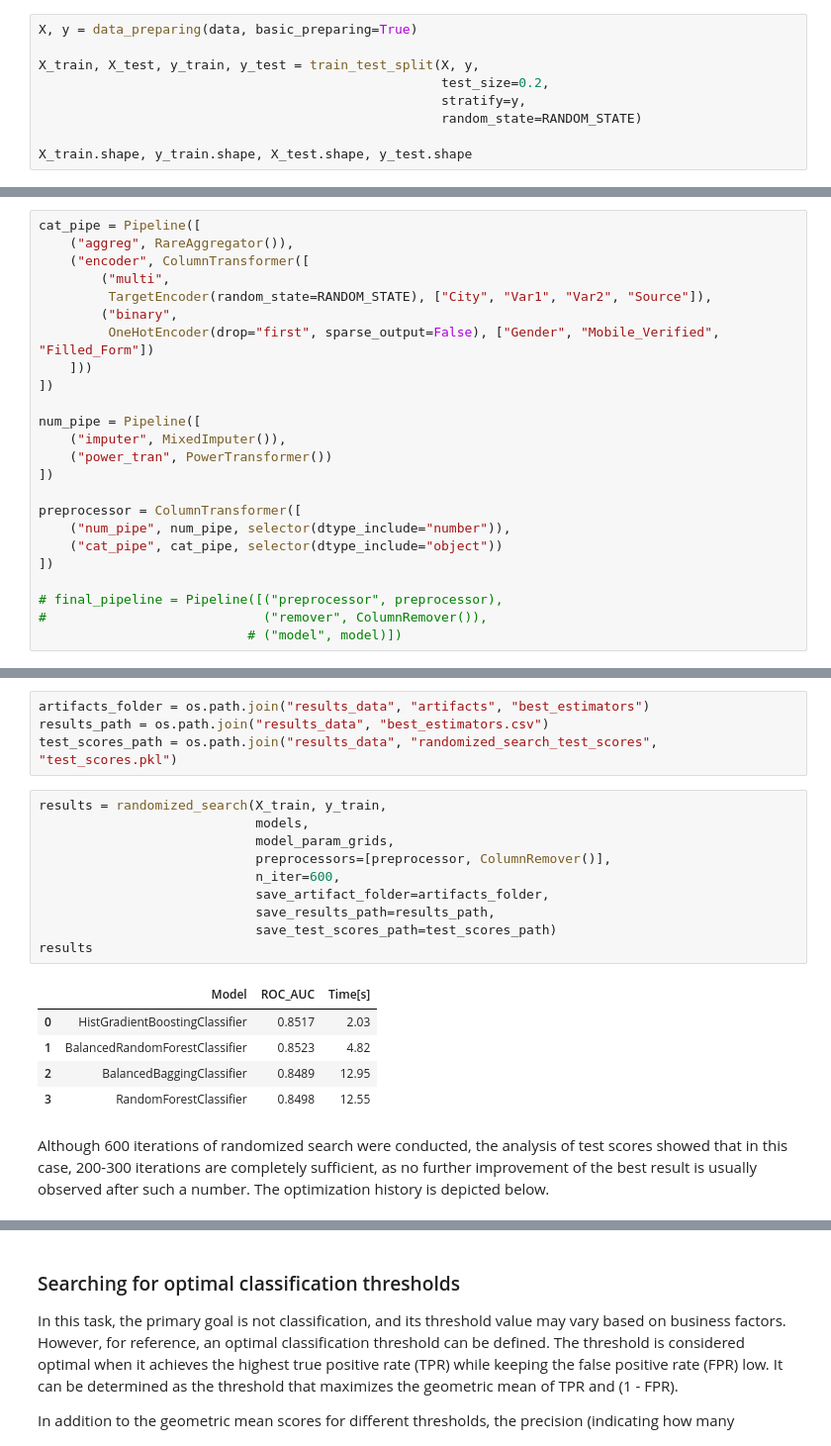
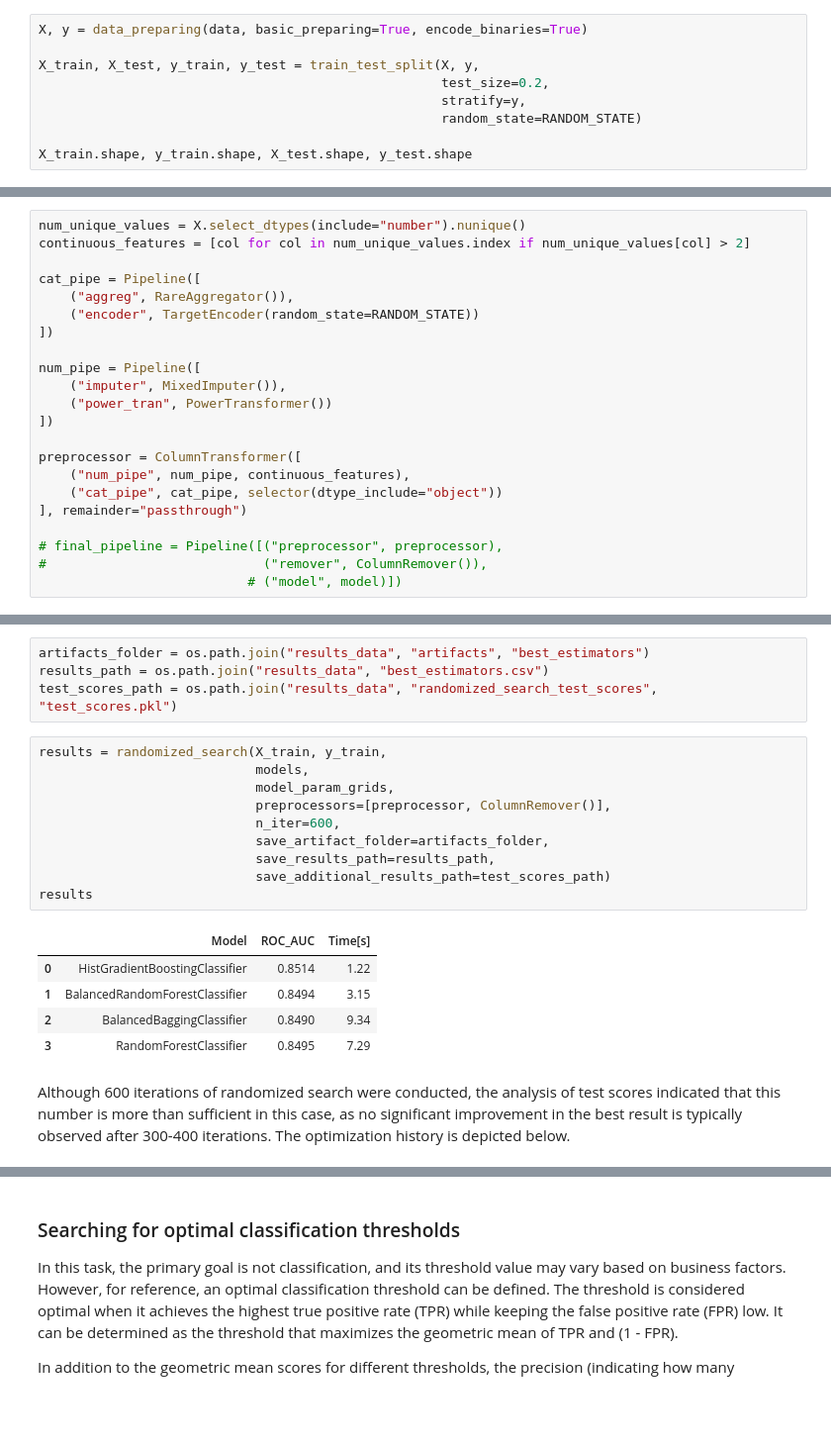
Before and after one commit to k-katarzyna/Lead_Conversion_Probability, a Jupyter notebook: Happy_Customer_Bank/Project_main.ipynb, the cells around one changed output, grey strips where cells are left out. Shown at 99% size. Drawn from its saved outputs; the diff is of its cells as text; blank space fills up the shorter version.

```diff
--- a/Happy_Customer_Bank/Project_main.ipynb
+++ b/Happy_Customer_Bank/Project_main.ipynb
@@ -456,5 +457,5 @@ For encoding categorical features, target encoding was applied for multilevel fe
 # %%
-X, y = data_preparing(data, basic_preparing=True)
+X, y = data_preparing(data, basic_preparing=True, encode_binaries=True)
 
 X_train, X_test, y_train, y_test = train_test_split(X, y,
                                                     test_size=0.2,
@@ -474,12 +475,10 @@ X_train.head(3)
 # %%
+num_unique_values = X.select_dtypes(include="number").nunique()
+continuous_features = [col for col in num_unique_values.index if num_unique_values[col] > 2]
+
 cat_pipe = Pipeline([
     ("aggreg", RareAggregator()),
-    ("encoder", ColumnTransformer([
-        ("multi",
-         TargetEncoder(random_state=RANDOM_STATE), ["City", "Var1", "Var2", "Source"]),
-        ("binary",
-         OneHotEncoder(drop="first", sparse_output=False), ["Gender", "Mobile_Verified", "Filled_Form"])
-    ]))
+    ("encoder", TargetEncoder(random_state=RANDOM_STATE))
 ])
 
 num_pipe = Pipeline([
@@ -488,9 +487,9 @@ num_pipe = Pipeline([
 ])
 
 preprocessor = ColumnTransformer([
-    ("num_pipe", num_pipe, selector(dtype_include="number")),
+    ("num_pipe", num_pipe, continuous_features),
     ("cat_pipe", cat_pipe, selector(dtype_include="object"))
-])
+], remainder="passthrough")
 
 # final_pipeline = Pipeline([("preprocessor", preprocessor),
 #                            ("remover", ColumnRemover()),
@@ -548,21 +547,21 @@ test_scores_path = os.path.join("results_data", "randomized_search_test_scores",
 # %%
 results = randomized_search(X_train, y_train,
                             models,
                             model_param_grids,
                             preprocessors=[preprocessor, ColumnRemover()],
                             n_iter=600,
                             save_artifact_folder=artifacts_folder,
                             save_results_path=results_path,
-                            save_test_scores_path=test_scores_path)
+                            save_additional_results_path=test_scores_path)
 results
 # %% [output]
 |  | Model | ROC_AUC | Time[s] |
-| 0 | HistGradientBoostingClassifier | 0.8517 | 2.03 |
-| 1 | BalancedRandomForestClassifier | 0.8523 | 4.82 |
-| 2 | BalancedBaggingClassifier | 0.8489 | 12.95 |
-| 3 | RandomForestClassifier | 0.8498 | 12.55 |
+| 0 | HistGradientBoostingClassifier | 0.8514 | 1.22 |
+| 1 | BalancedRandomForestClassifier | 0.8494 | 3.15 |
+| 2 | BalancedBaggingClassifier | 0.8490 | 9.34 |
+| 3 | RandomForestClassifier | 0.8495 | 7.29 |
 # %% [markdown]
-Although 600 iterations of randomized search were conducted, the analysis of test scores showed that in this case, 200-300 iterations are completely sufficient, as no further improvement of the best result is usually observed after such a number. The optimization history is depicted below.
+Although 600 iterations of randomized search were conducted, the analysis of test scores indicated that this number is more than sufficient in this case, as no significant improvement in the best result is typically observed after 300-400 iterations. The optimization history is depicted below.
 # %%
 optimization_history_plot(test_scores_path)
 # %% [output]
```
Also changed, not shown: parts of 9 cells of this notebook, 9 other files.
